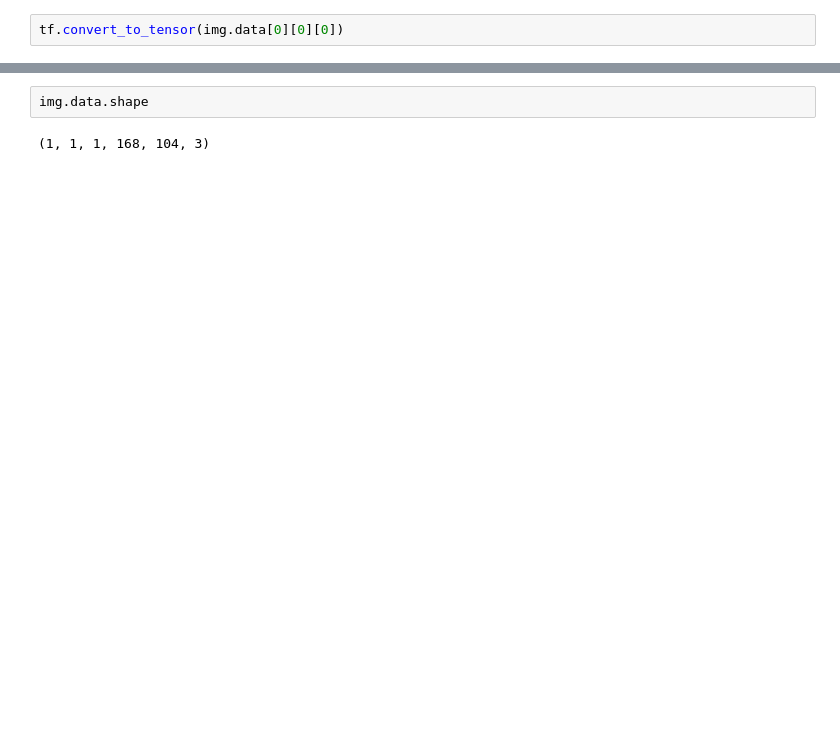
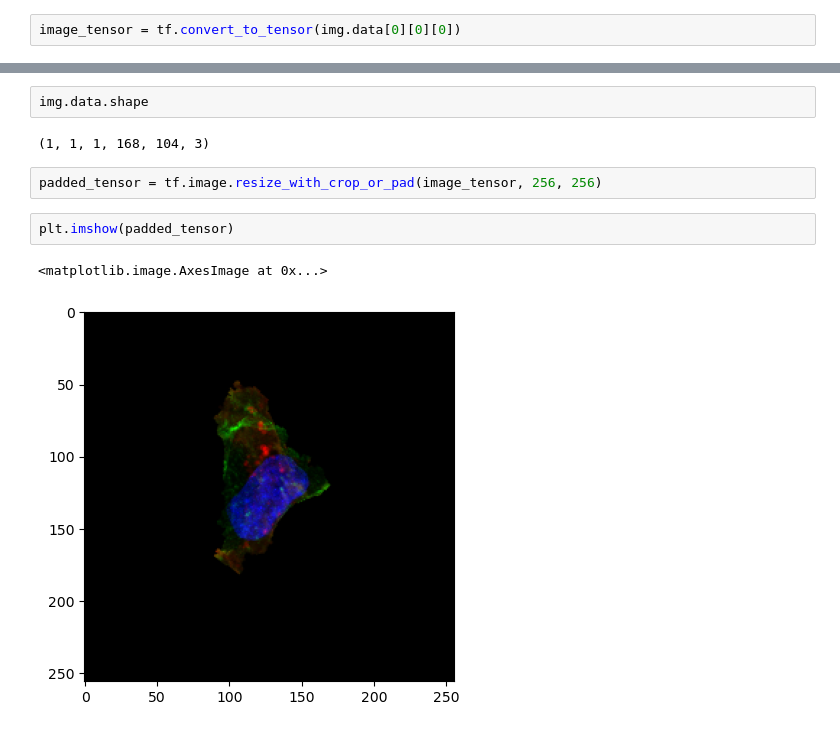
Before and after one commit to joobumjin/SlotAttention, a Jupyter notebook: Working With Allen Cell.ipynb, the cells around one changed output, grey strips where cells are left out. Saved outputs shown, nothing was run; the diff lists cells and outputs as text; blank space fills up the shorter version.

```diff
--- a/Working With Allen Cell.ipynb
+++ b/Working With Allen Cell.ipynb
@@ -45,4 +45,4 @@ plt.imshow(img.data[0][0][0])
 <matplotlib.image.AxesImage at 0x...>
 [figure]
 # %%
-tf.convert_to_tensor(img.data[0][0][0])
+image_tensor = tf.convert_to_tensor(img.data[0][0][0])
@@ -68,3 +55,10 @@ array([[[0, 0, 0],
 img.data.shape
 # %% [output]
 (1, 1, 1, 168, 104, 3)
+# %%
+padded_tensor = tf.image.resize_with_crop_or_pad(image_tensor, 256, 256)
+# %%
+plt.imshow(padded_tensor)
+# %% [output]
+<matplotlib.image.AxesImage at 0x...>
+[figure, added]
```
Also changed, not shown: parts of 2 cells of this notebook, 2 other files.
